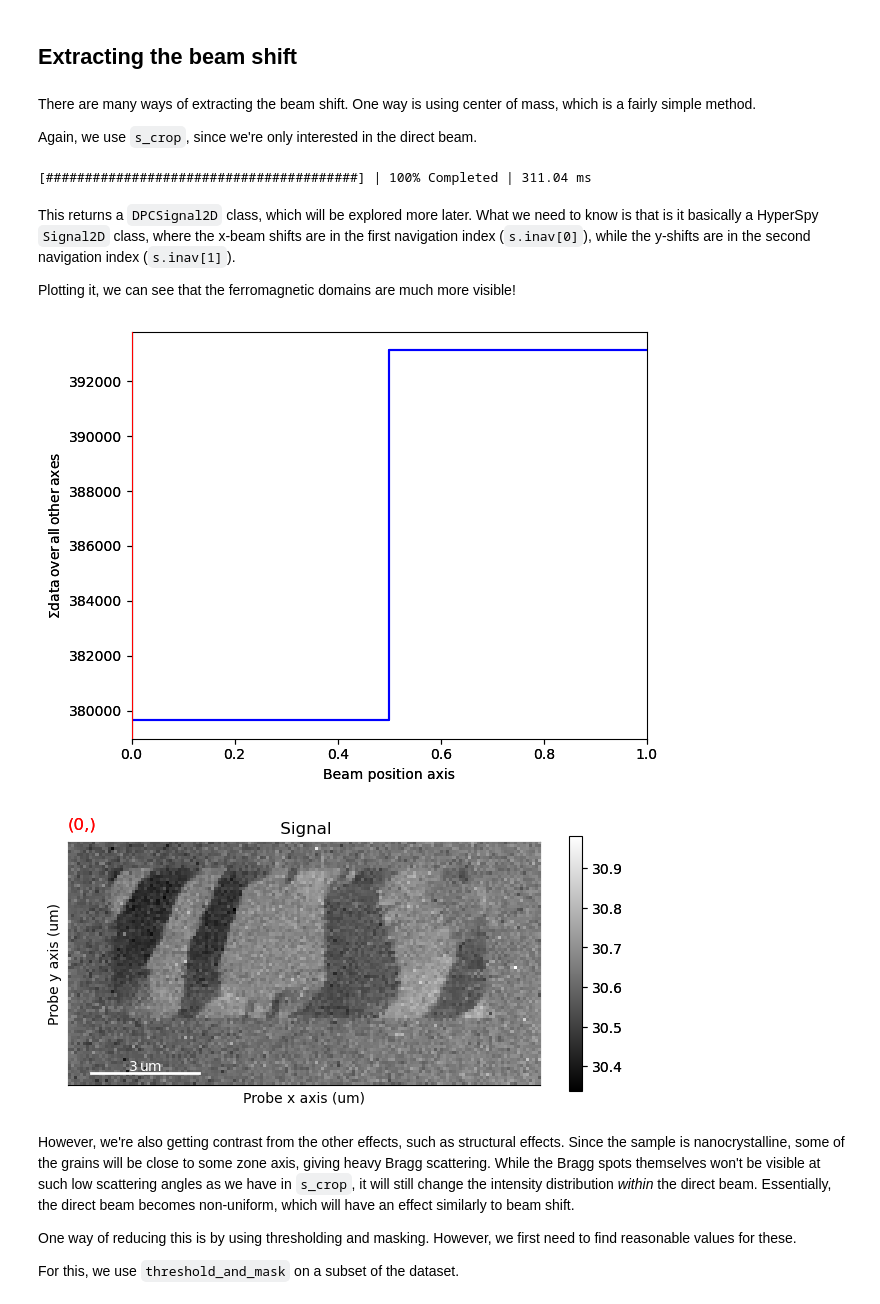
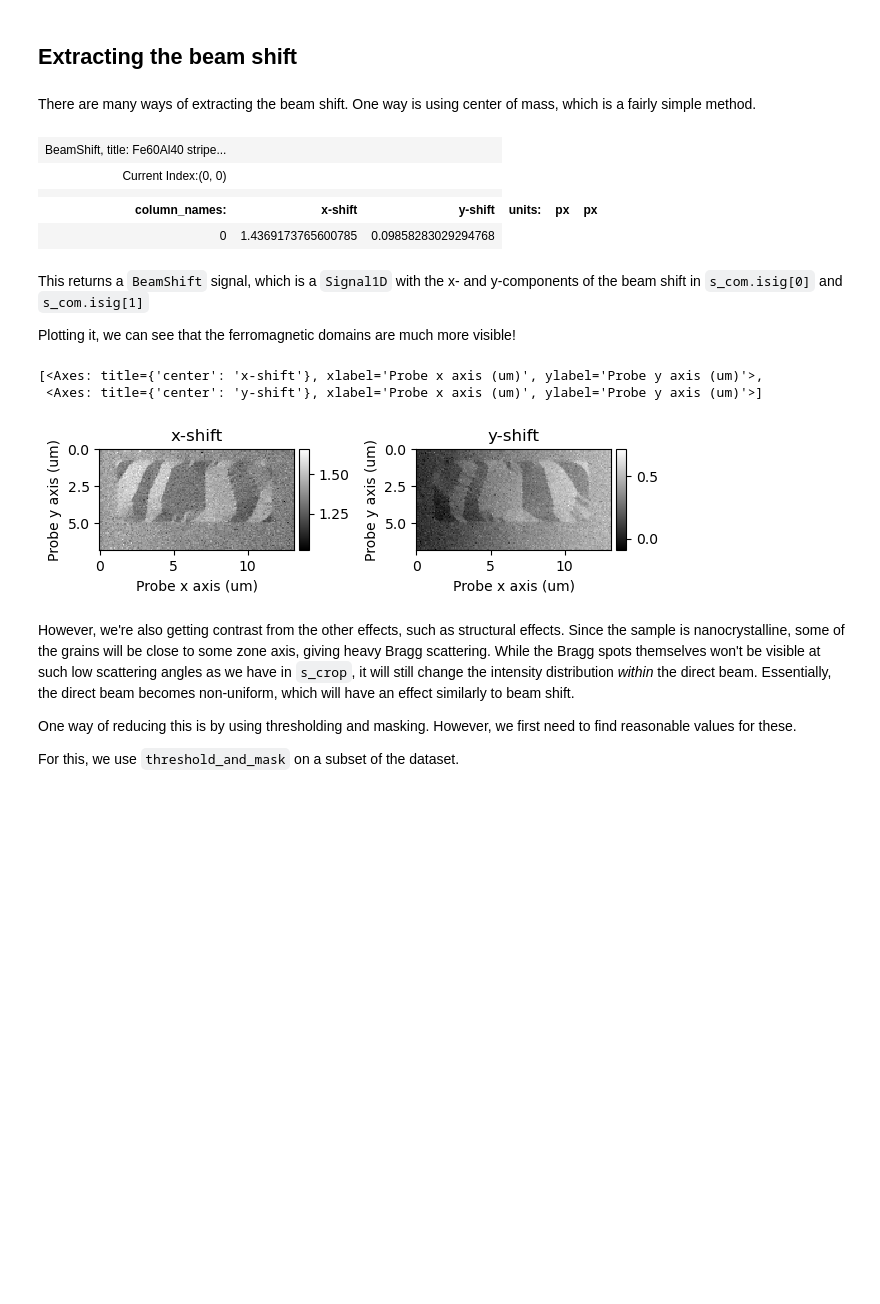
Before and after one commit to pyxem/pyxem-demos, a Jupyter notebook: 10 STEM DPC Analysis of Magnetic Sample.ipynb, the cells around one changed output. Drawn from its saved outputs; the diff is of its cells as text; code cells hidden in the pictures; blank space fills up the shorter version.

```diff
--- a/10 STEM DPC Analysis of Magnetic Sample.ipynb
+++ b/10 STEM DPC Analysis of Magnetic Sample.ipynb
@@ -122,21 +76,26 @@ However, it is not very quantitative. So lets try to extract the beam shifts usi
 ## Extracting the beam shift
 # %% [markdown]
 There are many ways of extracting the beam shift. One way is using center of mass, which is a fairly simple method.
-
-Again, we use `s_crop`, since we're only interested in the direct beam.
 # %%
-s_crop_com = s.center_of_mass()
+s_com = s.get_direct_beam_position(method="center_of_mass")
-# %% [output]
-[########################################] | 100% Completed | 311.04 ms
+# %%
+s_com
+# %% [output]
+| BeamShift, title: Fe60Al40 stripe... |  |  |
+| Current Index:(0, 0) |  |  |
+|  |  |  |
+| column_names: | x-shift | y-shift | units: | px | px |
+| 0 | 1.4369173765600785 | 0.09858283029294768 |
 # %% [markdown]
-This returns a `DPCSignal2D` class, which will be explored more later. What we need to know is that is it basically a HyperSpy `Signal2D` class, where the x-beam shifts are in the first navigation index (`s.inav[0]`), while the y-shifts are in the second navigation index (`s.inav[1]`).
+This returns a `BeamShift` signal, which is a `Signal1D` with the x- and y-components of the beam shift in `s_com.isig[0]` and `s_com.isig[1]`
 
 Plotting it, we can see that the ferromagnetic domains are much more visible!
 # %%
-s_crop_com.plot()
+s_com.plot()
 # %% [output]
+[<Axes: title={'center': 'x-shift'}, xlabel='Probe x axis (um)', ylabel='Probe y axis (um)'>,
+ <Axes: title={'center': 'y-shift'}, xlabel='Probe x axis (um)', ylabel='Probe y axis (um)'>]
-[figure, old version]
+[figure, new version]
-[figure, removed]
 # %% [markdown]
 However, we're also getting contrast from the other effects, such as structural effects. Since the sample is nanocrystalline, some of the grains will be close to some zone axis, giving heavy Bragg scattering. While the Bragg spots themselves won't be visible at such low scattering angles as we have in `s_crop`, it will still change the intensity distribution _within_ the direct beam. Essentially, the direct beam becomes non-uniform, which will have an effect similarly to beam shift.
 
```
Also changed, not shown: parts of 46 cells of this notebook.
